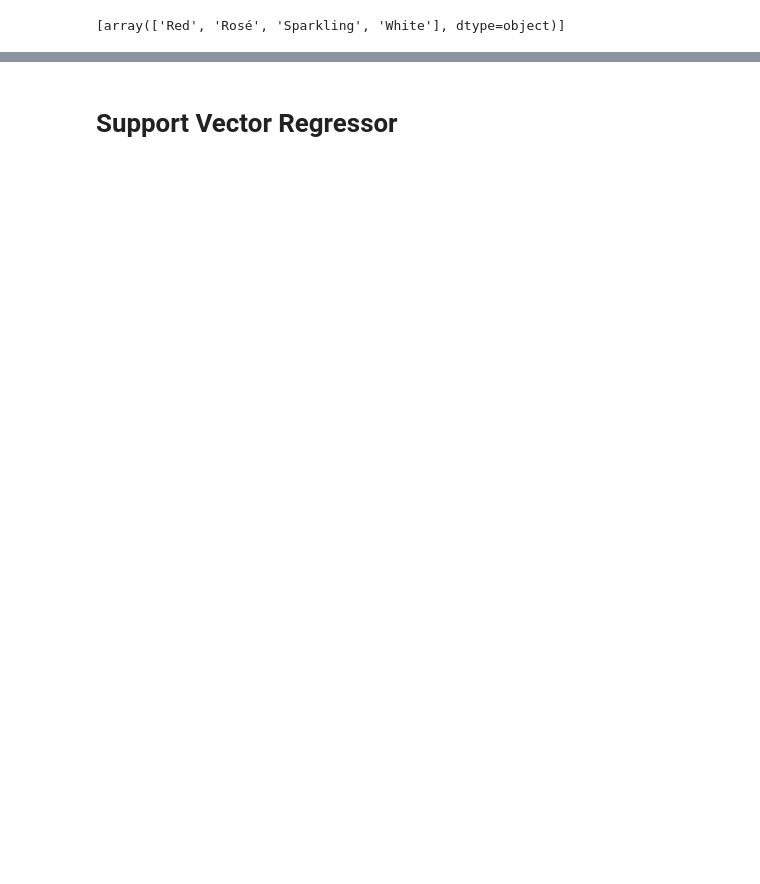
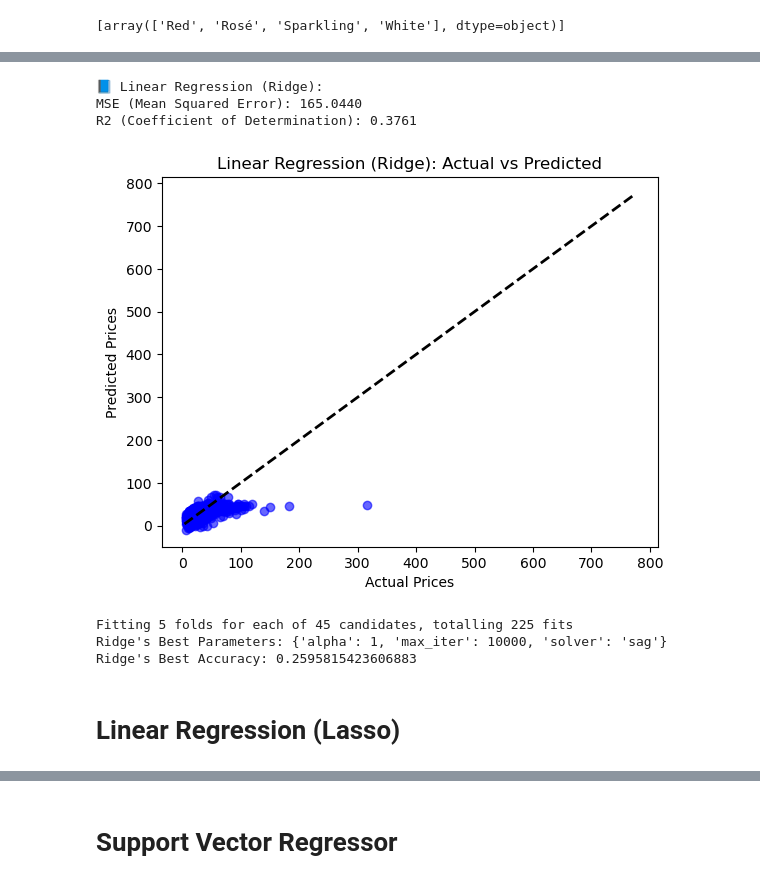
Before and after one commit to FILET81/World-of-Wines, a Jupyter notebook: Wine Price Predictor ML.ipynb, the cells around one changed output, grey strips where cells are left out. Drawn from its saved outputs; the diff is of its cells as text; code cells hidden in the pictures; blank space fills up the shorter version.

```diff
--- a/Wine Price Predictor.ipynb
+++ b/Wine Price Predictor ML.ipynb
@@ -176,0 +155,60 @@ R2 (Coeficiente de Determinación): 0.2049
+# %%
+# Defining the model:
+ridge = Ridge(alpha=1, max_iter=10000, solver="sag")
+# Alpha controls the strength of the penalty -> The higher the alpha, the more reduced the coefficients are! Most common are: 0.01, 0.1, 1, 10, 100!
+
+# Fitting the model:
+ridge.fit(X_train, y_train)
+
+# Making predictions:
+y_pred_ridge = ridge.predict(X_test)
+
+# Evaluating performance of the model:
+mse_ridge = mean_squared_error(y_test, y_pred_ridge)
+r2_ridge = r2_score(y_test, y_pred_ridge)
+
+# Printing the performance's results:
+print("📘 Linear Regression (Ridge):")
+print(f"MSE (Mean Squared Error): {mse_ridge:.4f}")
+print(f"R2 (Coefficient of Determination): {r2_ridge:.4f}")
+# %% [output]
+📘 Linear Regression (Ridge):
+MSE (Mean Squared Error): 165.0440
+R2 (Coefficient of Determination): 0.3761
+# %%
+# Plotting actual vs predicted values:
+plt.scatter(y_test, y_pred_ridge, color="blue", alpha=0.6)
+plt.plot([y.min(), y.max()], [y.min(), y.max()], 'k--', lw=2)  # Diagonal line for reference
+plt.xlabel("Actual Prices")
+plt.ylabel("Predicted Prices")
+plt.title("Linear Regression (Ridge): Actual vs Predicted")
+plt.show()
+# %% [output]
+[figure, added]
+# %%
+# Defining the parameter grid (check the model's documentation to know the exact names of the hyperparameters):
+param_grid_ridge = {
+    "alpha": [0.01, 0.1, 1, 10, 100],
+    "solver": ["auto", "sag", "lsqr"],
+    "max_iter": [1000, 5000, 10000]}
+
+# Creating GridSearchCV:
+grid_search_ridge = GridSearchCV(
+    estimator=Ridge(),     # Model we want to fit
+    param_grid=param_grid_ridge,     # Hyperparameters grid
+    cv=5,     # Number of Cross-Validation folds
+    scoring="r2",     # Scoring method we'll use to determine the best hyperparameters
+	verbose=1)     # It prints the results at each step
+
+# Performing Grid Search:
+grid_search_ridge.fit(X, y)
+
+# Returning Best parameters & Best score:
+print("Ridge's Best Parameters:", grid_search_ridge.best_params_)
+print("Ridge's Best Accuracy:", grid_search_ridge.best_score_)
+# %% [output]
+Fitting 5 folds for each of 45 candidates, totalling 225 fits
+Ridge's Best Parameters: {'alpha': 1, 'max_iter': 10000, 'solver': 'sag'}
+Ridge's Best Accuracy: 0.2595815423606883
+# %% [markdown]
+# Linear Regression (Lasso)
```
Also changed, not shown: parts of 22 cells of this notebook, 1 other file.
